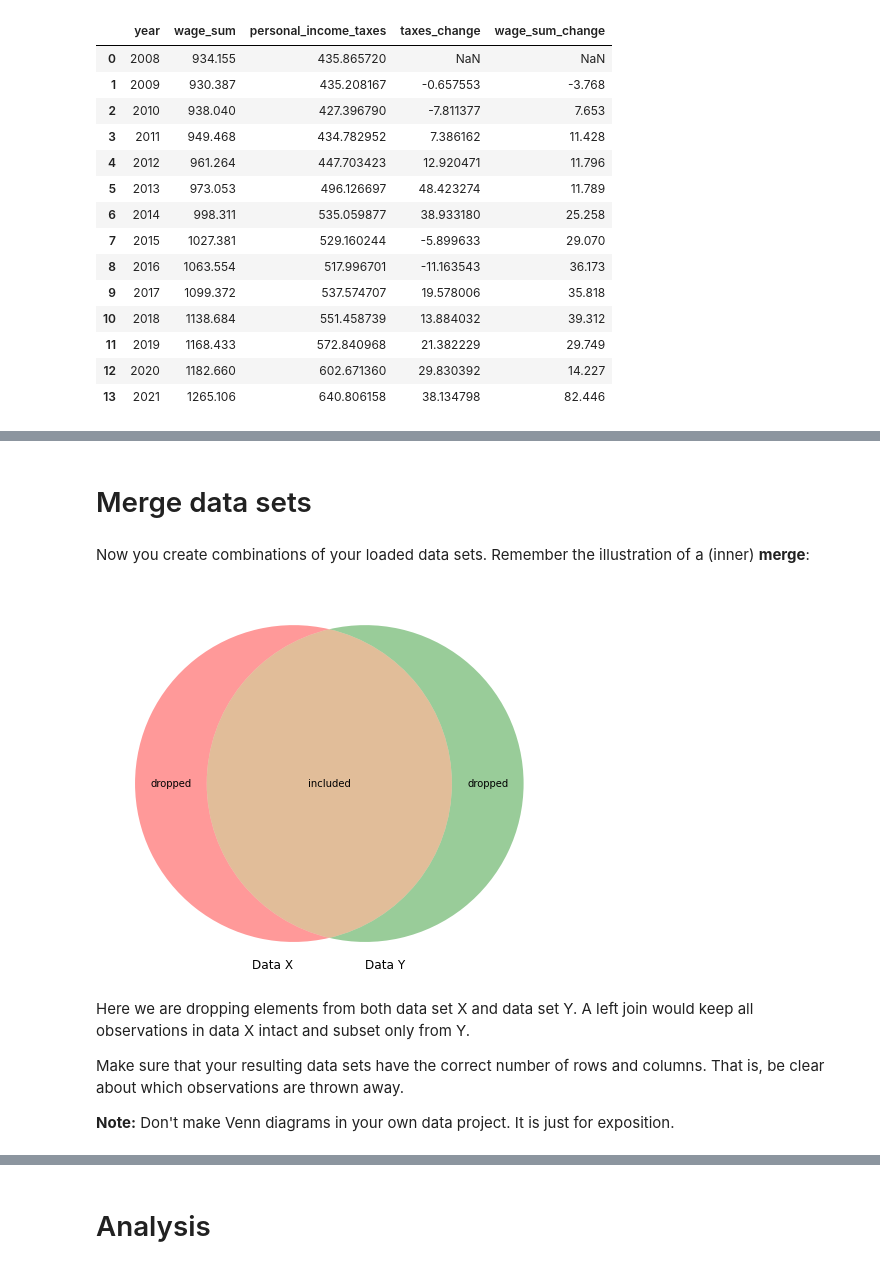
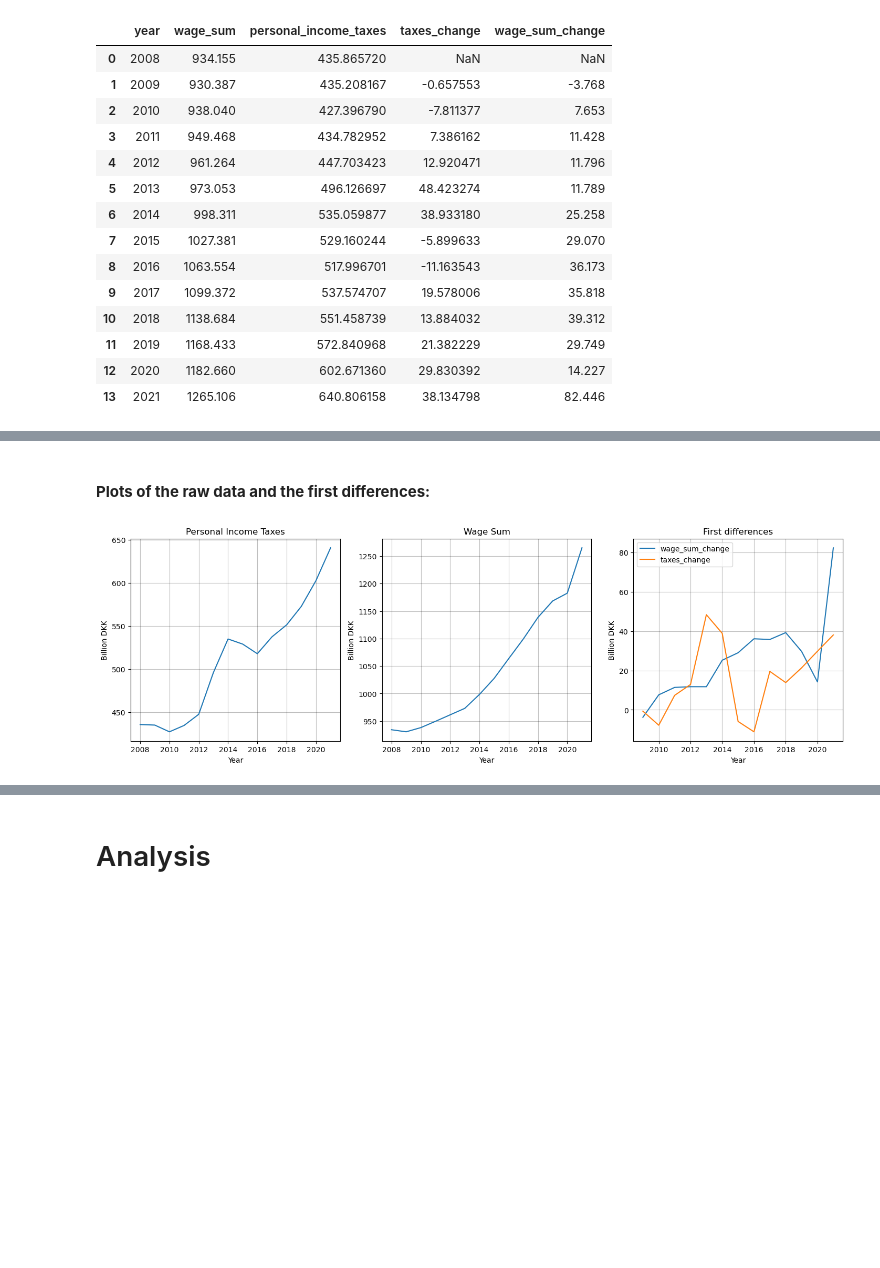
Before and after one commit to NumEconCopenhagen/projects-2023-andreas, a Jupyter notebook: dataproject/dataproject.ipynb, the cells around one changed output, grey strips where cells are left out. Drawn from its saved outputs; the diff is of its cells as text; code cells hidden in the pictures; blank space fills up the shorter version.

Commit message:
data project - almost done

```diff
--- a/dataproject/dataproject.ipynb
+++ b/dataproject/dataproject.ipynb
@@ -124,32 +125,3 @@ merged
 | 11 | 2019 | 1168.433 | 572.840968 | 21.382229 | 29.749 |
 | 12 | 2020 | 1182.660 | 602.671360 | 29.830392 | 14.227 |
 | 13 | 2021 | 1265.106 | 640.806158 | 38.134798 | 82.446 |
-# %%
-# Predefine options for plots
-plt.rcParams.update({"axes.grid":True,"grid.color":"black","grid.alpha":"0.25","grid.linestyle":"-"})
-plt.rcParams.update({'font.size': 10})
-
-# Create a subplot with three plots
-fig, (ax1, ax2, ax3) = plt.subplots(nrows=1, ncols=3, figsize=(17.5, 5))
-
-# Plot personal income taxes
-merged.plot(x='year', y='personal_income_taxes', legend=False, ax=ax1)
-ax1.set_xlabel('Year')
-ax1.set_ylabel('Billion DKK')
-ax1.set_title('Personal Income Taxes')
-
-# Plot wage sum
-merged.plot(x='year', y='wage_sum', legend=False, ax=ax2)
-ax2.set_xlabel('Year')
-ax2.set_ylabel('Billion DKK')
-ax2.set_title('Wage Sum')
-
-# Plot first differences
-merged.plot(x='year', y='wage_sum_change', ax=ax3)
-merged.plot(x='year', y='taxes_change',  ax=ax3)
-ax3.set_xlabel('Year')
-ax3.set_ylabel('Billion DKK')
-ax3.set_title('First differences')
-
-# Display the plot
-plt.show()
@@ -170,19 +128,6 @@ Explain what you see when moving elements of the interactive plot around.
-# %% [markdown]
-# Merge data sets
-# %% [markdown]
-Now you create combinations of your loaded data sets. Remember the illustration of a (inner) **merge**:
-# %%
-plt.figure(figsize=(15,7))
-v = venn2(subsets = (4, 4, 10), set_labels = ('Data X', 'Data Y'))
-v.get_label_by_id('100').set_text('dropped')
-v.get_label_by_id('010').set_text('dropped' )
-v.get_label_by_id('110').set_text('included')
-plt.show()
-# %% [output]
-[figure, removed]
-# %% [markdown]
-Here we are dropping elements from both data set X and data set Y. A left join would keep all observations in data X intact and subset only from Y.
-
-Make sure that your resulting data sets have the correct number of rows and columns. That is, be clear about which observations are thrown away.
-
-**Note:** Don't make Venn diagrams in your own data project. It is just for exposition.
+# %% [markdown]
+#### **Plots of the raw data and the first differences:**
+# %%
+dataproject.plot_wages_taxes(merged)
+# %% [output]
+[figure, added]
```
Also changed, not shown: parts of 21 cells of this notebook, 1 other file.
